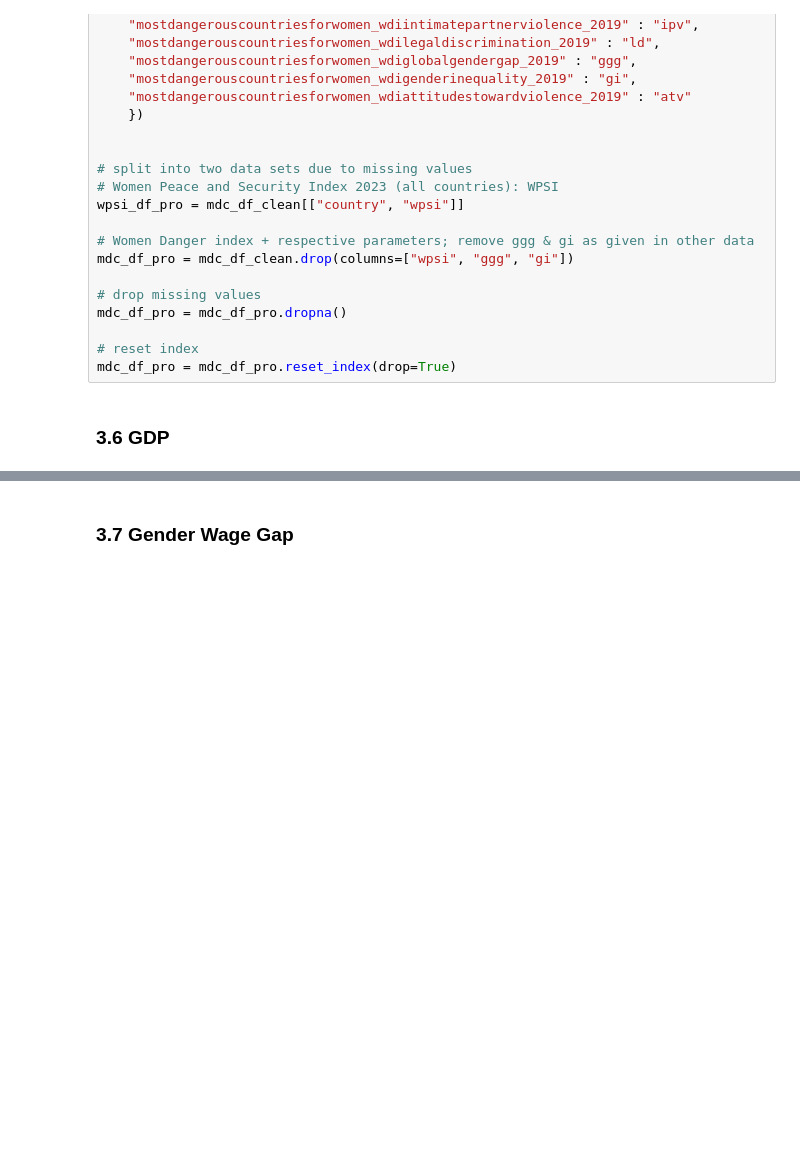
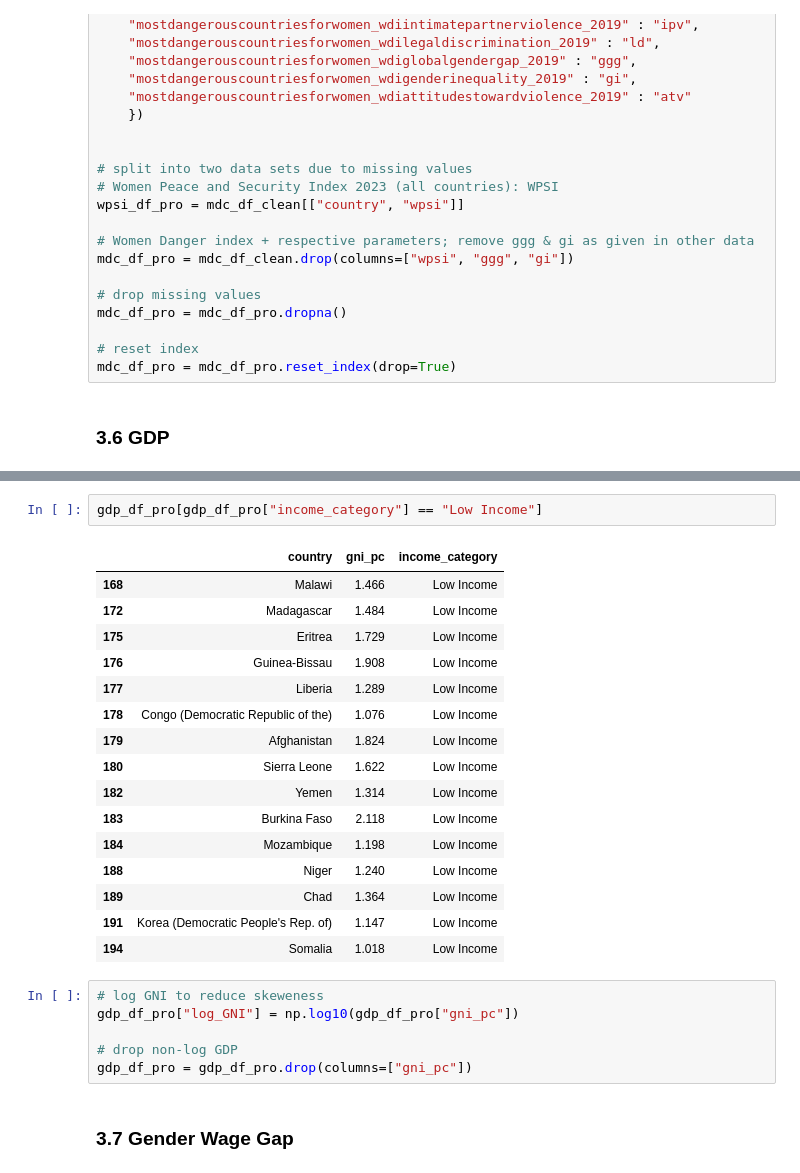
Before and after one commit to mara-pn/Violence-Against-Women-Risk-Prediction-Structural-Determinants-Analysis, a Jupyter notebook: 01_data.ipynb, the cells around one changed output, grey strips where cells are left out. Drawn from its saved outputs; the diff is of its cells as text; blank space fills up the shorter version.

```diff
--- a/01_data.ipynb
+++ b/01_data.ipynb
@@ -1073,3 +1083,28 @@ gdp_df_pro = gdp_df_pro.drop(columns=["gni_pc"])
+# %%
+gdp_df_pro[gdp_df_pro["income_category"] == "Low Income"]
+# %% [output]
+|  | country | gni_pc | income_category |
+| 168 | Malawi | 1.466 | Low Income |
+| 172 | Madagascar | 1.484 | Low Income |
+| 175 | Eritrea | 1.729 | Low Income |
+| 176 | Guinea-Bissau | 1.908 | Low Income |
+| 177 | Liberia | 1.289 | Low Income |
+| 178 | Congo (Democratic Republic of the) | 1.076 | Low Income |
+| 179 | Afghanistan | 1.824 | Low Income |
+| 180 | Sierra Leone | 1.622 | Low Income |
+| 182 | Yemen | 1.314 | Low Income |
+| 183 | Burkina Faso | 2.118 | Low Income |
+| 184 | Mozambique | 1.198 | Low Income |
+| 188 | Niger | 1.240 | Low Income |
+| 189 | Chad | 1.364 | Low Income |
+| 191 | Korea (Democratic People's Rep. of) | 1.147 | Low Income |
+| 194 | Somalia | 1.018 | Low Income |
+# %%
+# log GNI to reduce skeweness
+gdp_df_pro["log_GNI"] = np.log10(gdp_df_pro["gni_pc"])
+
+# drop non-log GDP
+gdp_df_pro = gdp_df_pro.drop(columns=["gni_pc"])
 # %% [markdown]
 ### 3.7 Gender Wage Gap
 # %%
```
Also changed, not shown: parts of 10 cells of this notebook, 2 other files.
